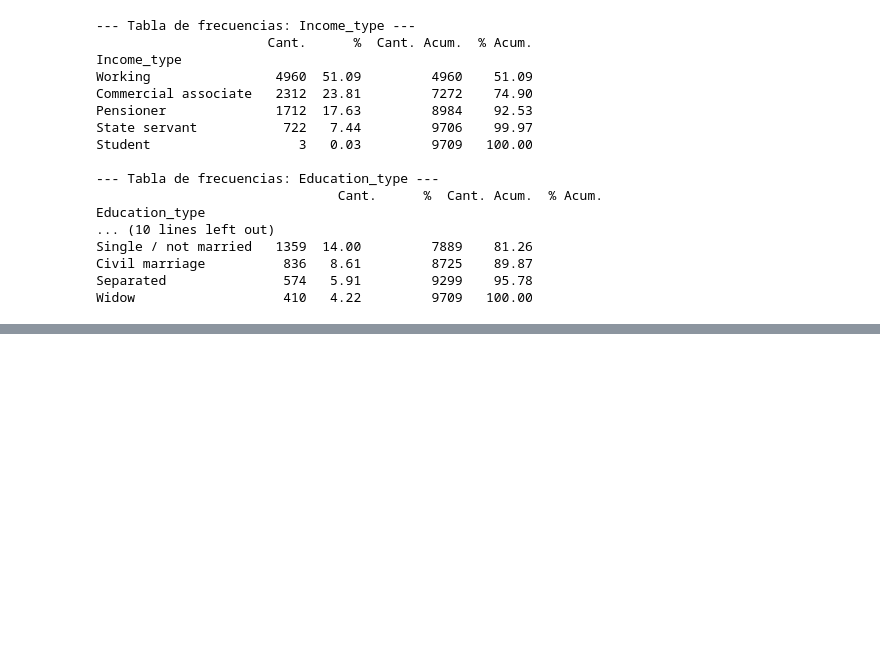
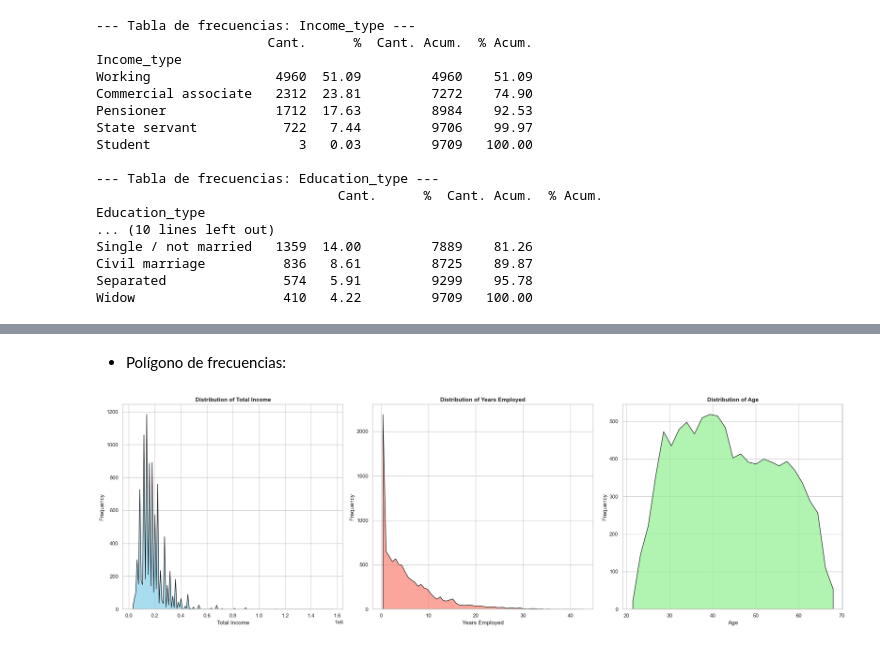
Before and after one commit to dnareyes/Especializacion_analitica_datos, a Jupyter notebook: Estadística para analitica de datos/notebooks/Entregable_1.ipynb, the cells around one changed output, grey strips where cells are left out. Cells and saved outputs as stored; diff of their text form; code cells hidden in the pictures; blank space fills up the shorter version.

```diff
--- a/Estadística para analitica de datos/notebooks/Entregable_1.ipynb
+++ b/Estadística para analitica de datos/notebooks/Entregable_1.ipynb
@@ -259,0 +490,26 @@ Si bien el gráfico de pastel es visualmente atractivo para resaltar una parte p
+# %% [markdown]
+- Polígono de frecuencias:
+# %%
+sns.set_theme(style="whitegrid")
+
+fig, ax = plt.subplots(nrows=1, ncols=3, figsize=(22, 7))
+
+sns.histplot(data=df, x='Total_income', element='poly', color='skyblue', edgecolor='black', alpha=0.7, ax=ax[0])
+ax[0].set_title('Distribution of Total Income', fontweight='bold')
+ax[0].set_xlabel('Total Income')
+ax[0].set_ylabel('Frequency')
+
+sns.histplot(data=df, x='Years_employed', element='poly', color='salmon', edgecolor='black', alpha=0.7, ax=ax[1])
+ax[1].set_title('Distribution of Years Employed', fontweight='bold')
+ax[1].set_xlabel('Years Employed')
+ax[1].set_ylabel('Frequency')
+
+sns.histplot(data=df, x='Age', element='poly', color='lightgreen', edgecolor='black', alpha=0.7, ax=ax[2])
+ax[2].set_title('Distribution of Age', fontweight='bold')
+ax[2].set_xlabel('Age')
+ax[2].set_ylabel('Frequency')
+
+plt.tight_layout()
+plt.show()
+# %% [output]
+[figure, added]
```
Also changed, not shown: parts of 19 cells of this notebook.
